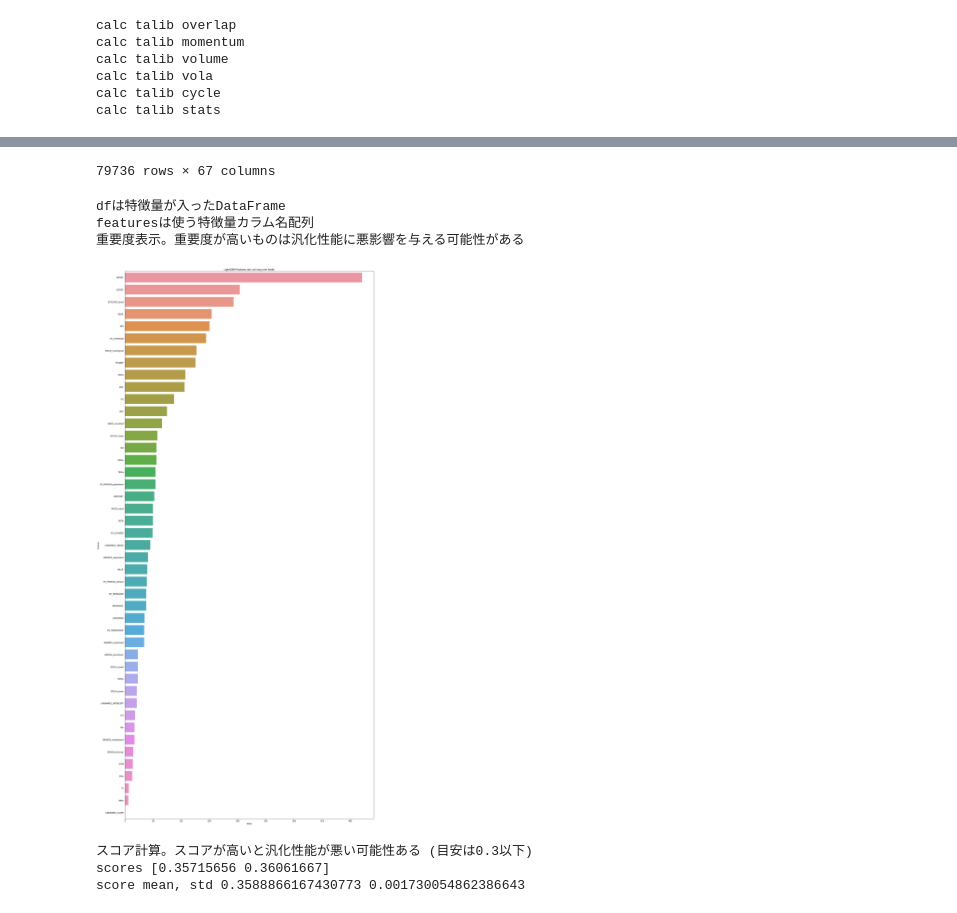
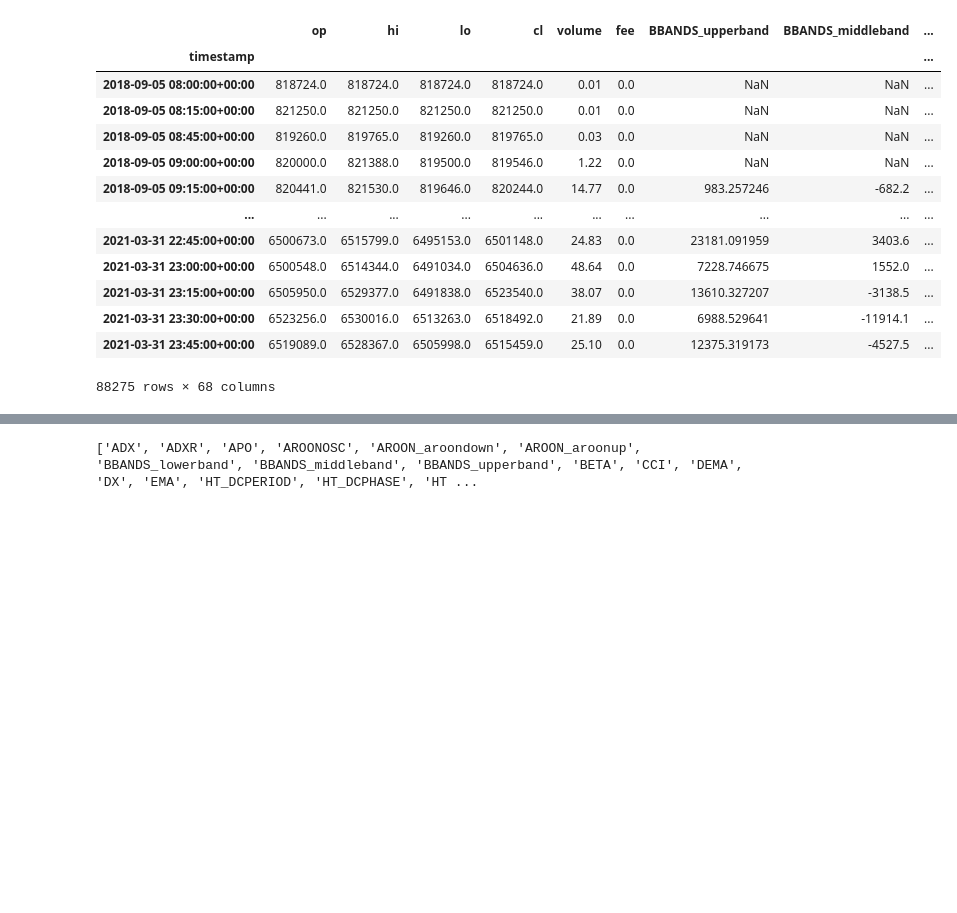
Before and after one commit to 892nske/bot_tu, a Jupyter notebook: tubo_gmo.ipynb, the cells around one changed output, grey strips where cells are left out. Cells and saved outputs as stored; diff of their text form; code cells hidden in the pictures; blank space fills up the shorter version.

```diff
--- a/tubo_gmo.ipynb
+++ b/tubo_gmo.ipynb
@@ -43,7 +109,6 @@ def calc_features(df):
 
     orig_columns = df.columns
 
-    print('calc talib overlap')
     hilo = (df['hi'] + df['lo']) / 2
     df['BBANDS_upperband'], df['BBANDS_middleband'], df['BBANDS_lowerband'] = talib.BBANDS(close, timeperiod=5, nbdevup=2, nbdevdn=2, matype=0)
     df['BBANDS_upperband'] -= hilo
@@ -61,7 +126,6 @@ def calc_features(df):
     df['TRIMA'] = talib.TRIMA(close, timeperiod=30) - hilo
     df['WMA'] = talib.WMA(close, timeperiod=30) - hilo
 
-    print('calc talib momentum')
     df['ADX'] = talib.ADX(high, low, close, timeperiod=14)
     df['ADXR'] = talib.ADXR(high, low, close, timeperiod=14)
     df['APO'] = talib.APO(close, fastperiod=12, slowperiod=26, matype=0)
@@ -86,47 +150,47 @@ def calc_features(df):
     df['ULTOSC'] = talib.ULTOSC(high, low, close, timeperiod1=7, timeperiod2=14, timeperiod3=28)
     df['WILLR'] = talib.WILLR(high, low, close, timeperiod=14)
 
-    print('calc talib volume')
     df['AD'] = talib.AD(high, low, close, volume)
     df['ADOSC'] = talib.ADOSC(high, low, close, volume, fastperiod=3, slowperiod=10)
     df['OBV'] = talib.OBV(close, volume)
 
-    print('calc talib vola')
     df['ATR'] = talib.ATR(high, low, close, timeperiod=14)
     df['NATR'] = talib.NATR(high, low, close, timeperiod=14)
     df['TRANGE'] = talib.TRANGE(high, low, close)
 
-    print('calc talib cycle')
     df['HT_DCPERIOD'] = talib.HT_DCPERIOD(close)
     df['HT_DCPHASE'] = talib.HT_DCPHASE(close)
     df['HT_PHASOR_inphase'], df['HT_PHASOR_quadrature'] = talib.HT_PHASOR(close)
     df['HT_SINE_sine'], df['HT_SINE_leadsine'] = talib.HT_SINE(close)
     df['HT_TRENDMODE'] = talib.HT_TRENDMODE(close)
 
-    print('calc talib stats')
     df['BETA'] = talib.BETA(high, low, timeperiod=5)
     df['CORREL'] = talib.CORREL(high, low, timeperiod=30)
     df['LINEARREG'] = talib.LINEARREG(close, timeperiod=14) - close
     df['LINEARREG_ANGLE'] = talib.LINEARREG_ANGLE(close, timeperiod=14)
     df['LINEARREG_INTERCEPT'] = talib.LINEARREG_INTERCEPT(close, timeperiod=14) - close
     df['LINEARREG_SLOPE'] = talib.LINEARREG_SLOPE(close, timeperiod=14)
     df['STDDEV'] = talib.STDDEV(close, timeperiod=5, nbdev=1)
 
     return df
 
-df = pd.read_pickle('df_ohlcv.pkl')
+df = pd.read_pickle('df_ohlcv_with_fee.pkl')
 df = df.dropna()
-df = df.reset_index()
-df = df[df['timestamp'] < pd.to_datetime('2021-01-01 00:00:00Z')] # テスト期間を残せるように少し前で設定
 df = calc_features(df)
-
-df = df.set_index('timestamp')
 display(df)
 df.to_pickle('df_features.pkl')
 # %% [output]
+|  | op | hi | lo | cl | volume | fee | BBANDS_upperband | BBANDS_middleband | ... |
+| timestamp |  |  |  |  |  |  |  |  | ... |
+| 2018-09-05 08:00:00+00:00 | 818724.0 | 818724.0 | 818724.0 | 818724.0 | 0.01 | 0.0 | NaN | NaN | ... |
+| 2018-09-05 08:15:00+00:00 | 821250.0 | 821250.0 | 821250.0 | 821250.0 | 0.01 | 0.0 | NaN | NaN | ... |
+| 2018-09-05 08:45:00+00:00 | 819260.0 | 819765.0 | 819260.0 | 819765.0 | 0.03 | 0.0 | NaN | NaN | ... |
+| 2018-09-05 09:00:00+00:00 | 820000.0 | 821388.0 | 819500.0 | 819546.0 | 1.22 | 0.0 | NaN | NaN | ... |
+| 2018-09-05 09:15:00+00:00 | 820441.0 | 821530.0 | 819646.0 | 820244.0 | 14.77 | 0.0 | 983.257246 | -682.2 | ... |
+| ... | ... | ... | ... | ... | ... | ... | ... | ... | ... |
+| 2021-03-31 22:45:00+00:00 | 6500673.0 | 6515799.0 | 6495153.0 | 6501148.0 | 24.83 | 0.0 | 23181.091959 | 3403.6 | ... |
+| 2021-03-31 23:00:00+00:00 | 6500548.0 | 6514344.0 | 6491034.0 | 6504636.0 | 48.64 | 0.0 | 7228.746675 | 1552.0 | ... |
+| 2021-03-31 23:15:00+00:00 | 6505950.0 | 6529377.0 | 6491838.0 | 6523540.0 | 38.07 | 0.0 | 13610.327207 | -3138.5 | ... |
+| 2021-03-31 23:30:00+00:00 | 6523256.0 | 6530016.0 | 6513263.0 | 6518492.0 | 21.89 | 0.0 | 6988.529641 | -11914.1 | ... |
+| 2021-03-31 23:45:00+00:00 | 6519089.0 | 6528367.0 | 6505998.0 | 6515459.0 | 25.10 | 0.0 | 12375.319173 | -4527.5 | ... |
-calc talib overlap
-calc talib momentum
-calc talib volume
-calc talib vola
-calc talib cycle
-calc talib stats
+88275 rows × 68 columns
@@ -146,4 +197,3 @@ calc talib stats
-79736 rows × 67 columns
 # %%
 features = sorted([
     'ADX',
@@ -167,10 +217,10 @@ features = sorted([
     'STOCH_slowk',
     'STOCH_slowd',
     'STOCHF_fastk',
-    'STOCHRSI_fastd',
+#     'STOCHRSI_fastd',
     'ULTOSC',
     'WILLR',
-    'ADOSC',
+#     'ADOSC',
 #     'NATR',
     'HT_DCPERIOD',
     'HT_DCPHASE',
@@ -197,36 +247,10 @@ features = sorted([
     'TRIMA',
     'WMA',
 ])
+
+print(features)
+# %% [output]
+['ADX', 'ADXR', 'APO', 'AROONOSC', 'AROON_aroondown', 'AROON_aroonup', 'BBANDS_lowerband', 'BBANDS_middleband', 'BBANDS_upperband', 'BETA', 'CCI', 'DEMA', 'DX', 'EMA', 'HT_DCPERIOD', 'HT_DCPHASE', 'HT ...
-# %%
-df = pd.read_pickle('df_features.pkl')
-
-print('dfは特徴量が入ったDataFrame')
-print('featuresは使う特徴量カラム名配列')
-
-print('重要度表示。重要度が高いものは汎化性能に悪影響を与える可能性がある')
-model = lgb.LGBMRegressor(n_jobs=-1, random_state=1)
-model.fit(df[features], np.arange(df.shape[0]))
-lgbm_adv_importance = model.feature_importances_
-feature_imp = pd.DataFrame(sorted(zip(model.feature_importances_, features)), columns=['Value','Feature'])
-plt.figure(figsize=(20, 40))
-sns.barplot(x="Value", y="Feature", data=feature_imp.sort_values(by="Value", ascending=False))
-plt.title('LightGBM Features adv val (avg over folds)')
-plt.tight_layout()
-plt.show()
-
-print('スコア計算。スコアが高いと汎化性能が悪い可能性ある (目安は0.3以下)')
-cv = KFold(n_splits=2, shuffle=True, random_state=0)
-scores = cross_val_score(model, df[features], np.arange(df.shape[0]), scoring='r2', cv=cv)
-print('scores', scores)
-print('score mean, std', np.mean(scores), np.std(scores))
-# %% [output]
-dfは特徴量が入ったDataFrame
-featuresは使う特徴量カラム名配列
-重要度表示。重要度が高いものは汎化性能に悪影響を与える可能性がある
-[figure, removed]
-スコア計算。スコアが高いと汎化性能が悪い可能性ある (目安は0.3以下)
-scores [0.35715656 0.36061667]
-score mean, std 0.3588866167430773 0.001730054862386643
 # %%
 def calc_force_entry_price(entry_price=None, lo=None, pips=None):
     y = entry_price.copy()
```
Also changed, not shown: parts of 7 cells of this notebook.
